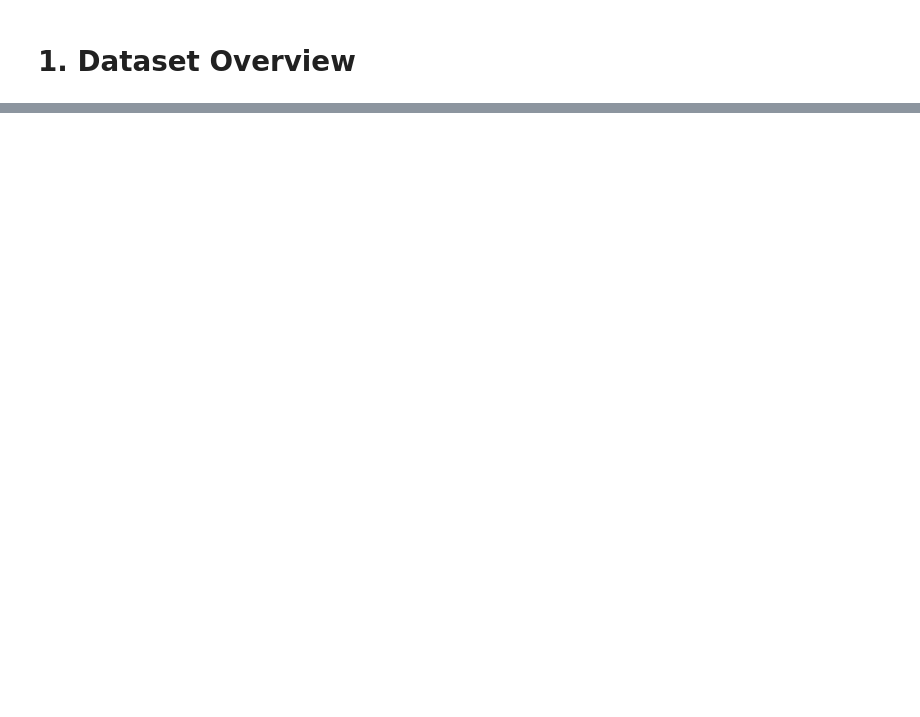
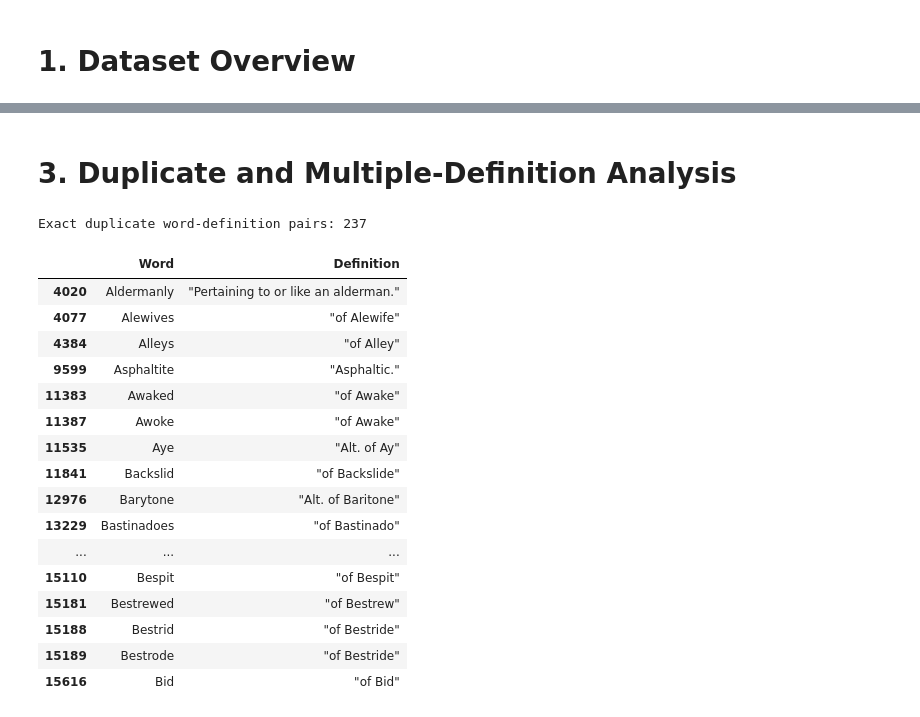
Before and after one commit to DivProC/MLCapstone_ReverseDict, a Jupyter notebook: notebooks/01_EDA_OPTED.ipynb, the cells around one changed output, grey strips where cells are left out. Saved outputs shown, nothing was run; the diff lists cells and outputs as text; code cells hidden in the pictures; blank space fills up the shorter version.

```diff
--- a/notebooks/01_EDA_OPTED.ipynb
+++ b/notebooks/01_EDA_OPTED.ipynb
@@ -79,23 +60,0 @@ Unique words: 111596
-# %%
-INVALID_VALUES = [
-    "#NAME?",
-    "#VALUE!",
-    "#REF!",
-    "#DIV/0!",
-    "N/A",
-    "NA",
-    "NULL",
-    "",
-    '""'
-]
-
-
-def is_invalid(value):
-    """
-    Detect missing or invalid placeholder values
-    """
-
-    if pd.isna(value):
-        return True
-
-    return str(value).strip() in INVALID_VALUES
@@ -808,0 +181,43 @@ These findings provide the basis for the subsequent preprocessing, query-paraphr
+# %% [markdown]
+# 3. Duplicate and Multiple-Definition Analysis
+# %%
+valid_word_definition_df = df[
+    ~df[WORD_COL].apply(is_invalid)
+    & ~df[DEF_COL].apply(is_invalid)
+].copy()
+
+duplicate_pair_mask = valid_word_definition_df.duplicated(
+    subset=[WORD_COL, DEF_COL],
+    keep="first",
+)
+
+print(
+    "Exact duplicate word-definition pairs:",
+    f"{int(duplicate_pair_mask.sum()):,}",
+)
+
+display(
+    valid_word_definition_df.loc[
+        duplicate_pair_mask,
+        [WORD_COL, DEF_COL],
+    ].head(20)
+)
+# %% [output]
+Exact duplicate word-definition pairs: 237
+|  | Word | Definition |
+| 4020 | Aldermanly | "Pertaining to or like an alderman." |
+| 4077 | Alewives | "of Alewife" |
+| 4384 | Alleys | "of Alley" |
+| 9599 | Asphaltite | "Asphaltic." |
+| 11383 | Awaked | "of Awake" |
+| 11387 | Awoke | "of Awake" |
+| 11535 | Aye | "Alt. of Ay" |
+| 11841 | Backslid | "of Backslide" |
+| 12976 | Barytone | "Alt. of Baritone" |
+| 13229 | Bastinadoes | "of Bastinado" |
+| ... | ... | ... |
+| 15110 | Bespit | "of Bespit" |
+| 15181 | Bestrewed | "of Bestrew" |
+| 15188 | Bestrid | "of Bestride" |
+| 15189 | Bestrode | "of Bestride" |
+| 15616 | Bid | "of Bid" |
```
Also changed, not shown: parts of 39 cells of this notebook.
